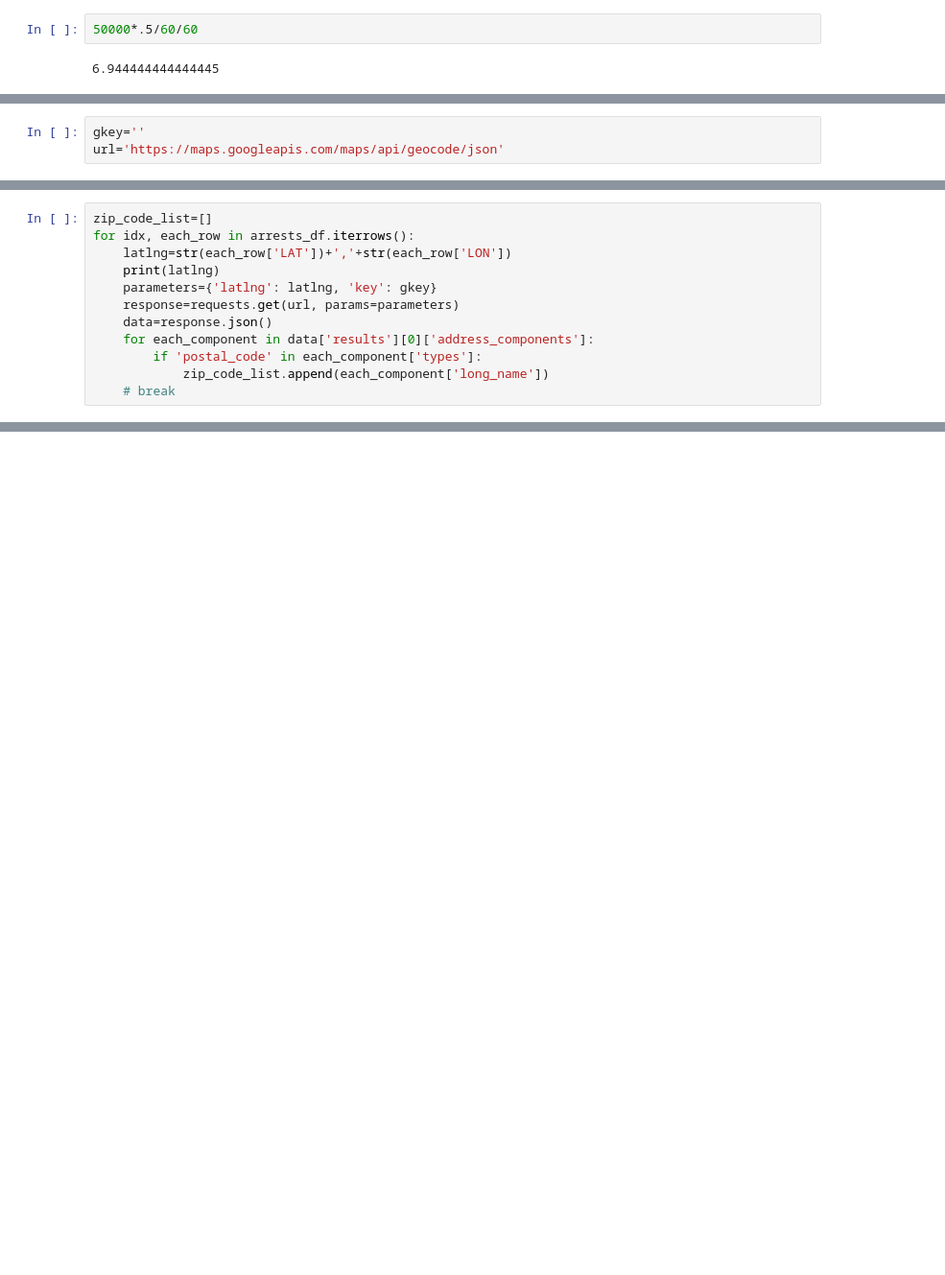
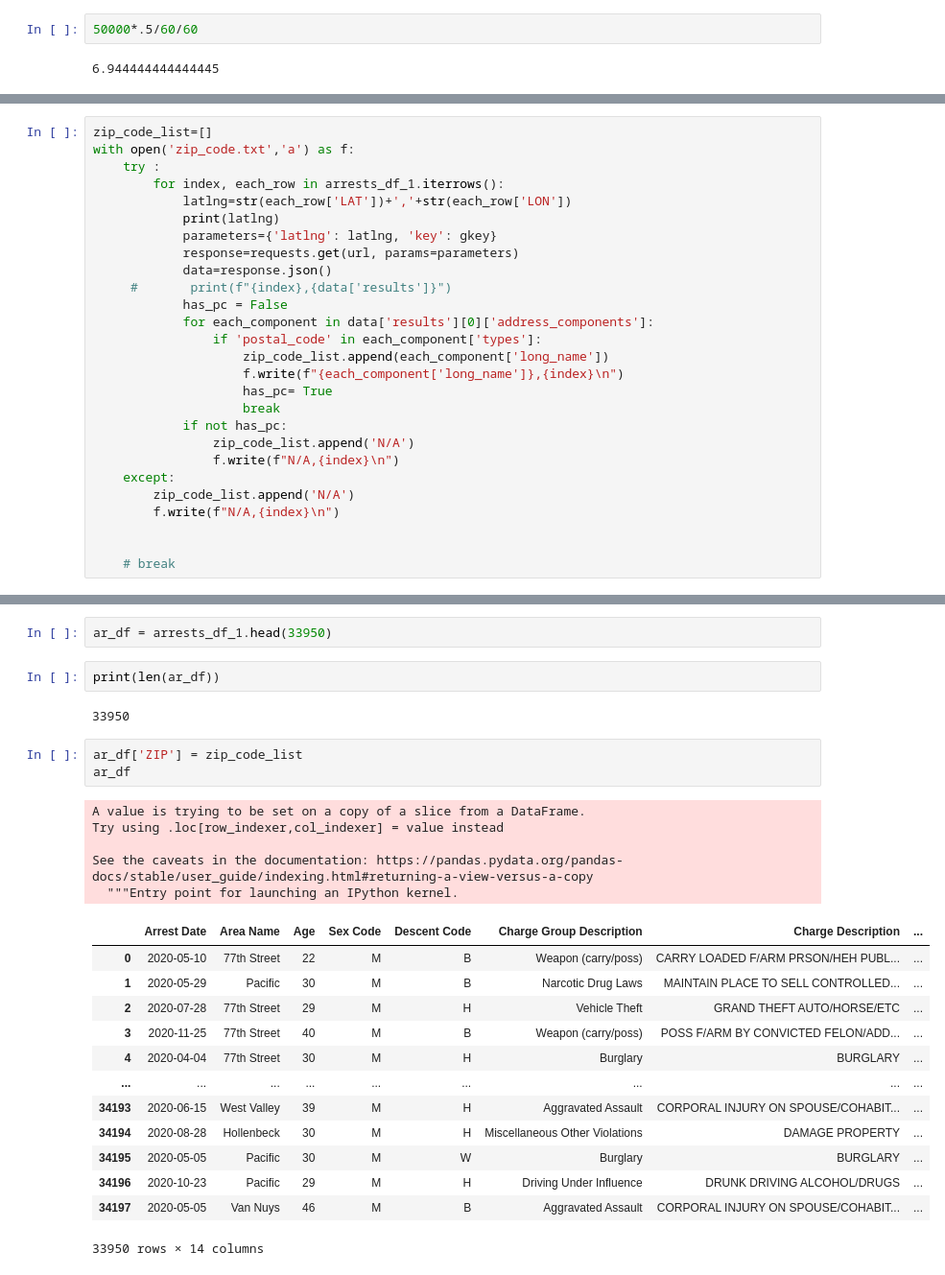
Before and after one commit to jwygonik/Crime_Analysis, a Jupyter notebook: google_api.ipynb, the cells around one changed output, grey strips where cells are left out. Shown at 96% size. Drawn from its saved outputs; the diff is of its cells as text; blank space fills up the shorter version.

```diff
--- a/google_api.ipynb
+++ b/google_api.ipynb
@@ -16,6 +19,3 @@ arrests_df.head()
 | 2 | 2020-07-28 | 77th Street | 29 | M | H | Vehicle Theft | GRAND THEFT AUTO/HORSE/ETC | ... |
 | 3 | 2020-11-25 | 77th Street | 40 | M | B | Weapon (carry/poss) | POSS F/ARM BY CONVICTED FELON/ADD... | ... |
 | 4 | 2020-04-04 | 77th Street | 30 | M | H | Burglary | BURGLARY | ... |
-# %%
-gkey=''
-url='https://maps.googleapis.com/maps/api/geocode/json'
@@ -26,14 +98,29 @@ TypeError: tuple indices must be integers or slices, not str
 # %%
 zip_code_list=[]
-for idx, each_row in arrests_df.iterrows():
-    latlng=str(each_row['LAT'])+','+str(each_row['LON'])
-    print(latlng)
-    parameters={'latlng': latlng, 'key': gkey}
-    response=requests.get(url, params=parameters)
-    data=response.json()
-    for each_component in data['results'][0]['address_components']:
-        if 'postal_code' in each_component['types']:
-            zip_code_list.append(each_component['long_name'])
+with open('zip_code.txt','a') as f:
+    try :
+        for index, each_row in arrests_df_1.iterrows():
+            latlng=str(each_row['LAT'])+','+str(each_row['LON'])
+            print(latlng)
+            parameters={'latlng': latlng, 'key': gkey}
+            response=requests.get(url, params=parameters)
+            data=response.json()
+     #       print(f"{index},{data['results']}")
+            has_pc = False
+            for each_component in data['results'][0]['address_components']:
+                if 'postal_code' in each_component['types']:
+                    zip_code_list.append(each_component['long_name'])
+                    f.write(f"{each_component['long_name']},{index}\n")
+                    has_pc= True
+                    break
+            if not has_pc:
+                zip_code_list.append('N/A')
+                f.write(f"N/A,{index}\n")
+    except:
+        zip_code_list.append('N/A')
+        f.write(f"N/A,{index}\n")
+
+
     # break
 # %% [output]
 33.9674,-118.2652
@@ -52,0 +173,28 @@ zip_code_list
+# %%
+ar_df = arrests_df_1.head(33950)
+# %%
+print(len(ar_df))
+# %% [output]
+33950
+# %%
+ar_df['ZIP'] = zip_code_list
+ar_df
+# %% [output]
+A value is trying to be set on a copy of a slice from a DataFrame.
+Try using .loc[row_indexer,col_indexer] = value instead
+
+See the caveats in the documentation: https://pandas.pydata.org/pandas-docs/stable/user_guide/indexing.html#returning-a-view-versus-a-copy
+  """Entry point for launching an IPython kernel.
+|  | Arrest Date | Area Name | Age | Sex Code | Descent Code | Charge Group Description | Charge Description | ... |
+| 0 | 2020-05-10 | 77th Street | 22 | M | B | Weapon (carry/poss) | CARRY LOADED F/ARM PRSON/HEH PUBL... | ... |
+| 1 | 2020-05-29 | Pacific | 30 | M | B | Narcotic Drug Laws | MAINTAIN PLACE TO SELL CONTROLLED... | ... |
+| 2 | 2020-07-28 | 77th Street | 29 | M | H | Vehicle Theft | GRAND THEFT AUTO/HORSE/ETC | ... |
+| 3 | 2020-11-25 | 77th Street | 40 | M | B | Weapon (carry/poss) | POSS F/ARM BY CONVICTED FELON/ADD... | ... |
+| 4 | 2020-04-04 | 77th Street | 30 | M | H | Burglary | BURGLARY | ... |
+| ... | ... | ... | ... | ... | ... | ... | ... | ... |
+| 34193 | 2020-06-15 | West Valley | 39 | M | H | Aggravated Assault | CORPORAL INJURY ON SPOUSE/COHABIT... | ... |
+| 34194 | 2020-08-28 | Hollenbeck | 30 | M | H | Miscellaneous Other Violations | DAMAGE PROPERTY | ... |
+| 34195 | 2020-05-05 | Pacific | 30 | M | W | Burglary | BURGLARY | ... |
+| 34196 | 2020-10-23 | Pacific | 29 | M | H | Driving Under Influence | DRUNK DRIVING ALCOHOL/DRUGS | ... |
+| 34197 | 2020-05-05 | Van Nuys | 46 | M | B | Aggravated Assault | CORPORAL INJURY ON SPOUSE/COHABIT... | ... |
+33950 rows × 14 columns
```
Also changed, not shown: parts of 20 cells of this notebook, 9 other files.
